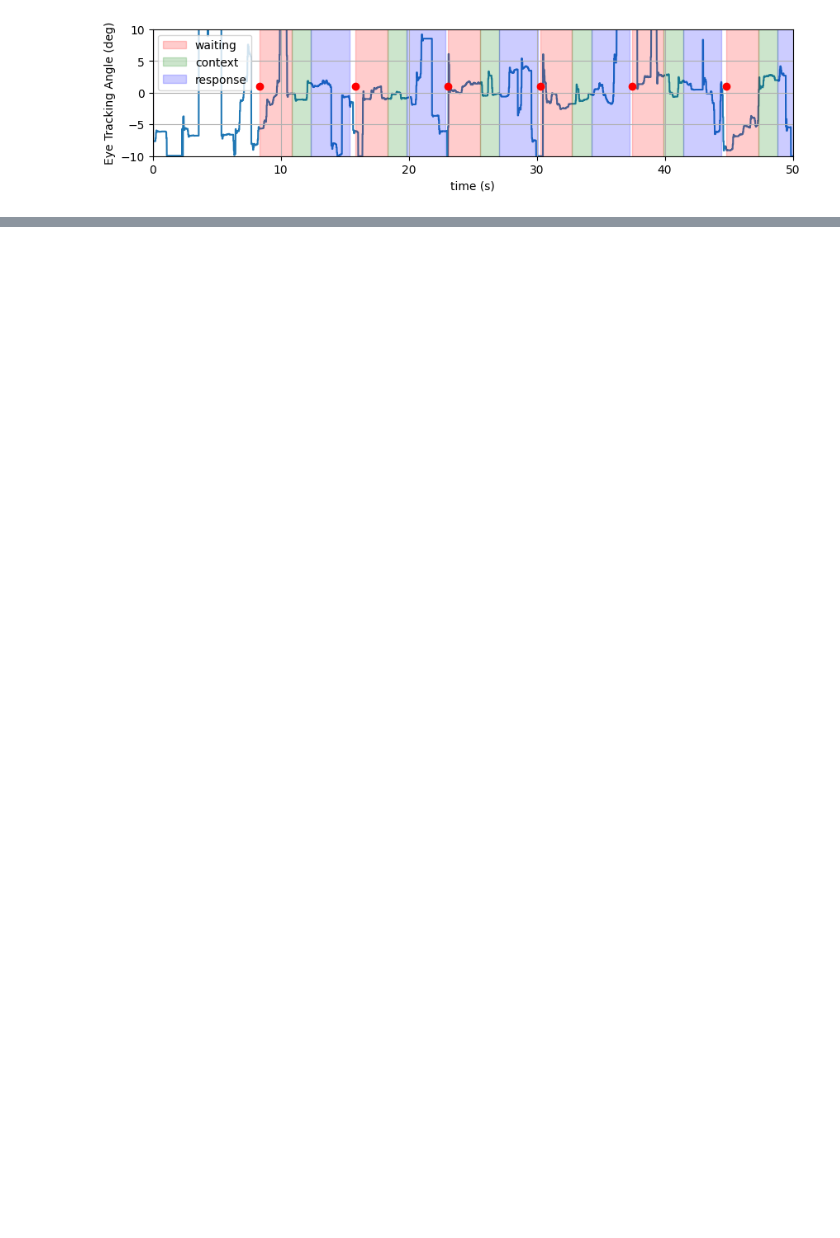
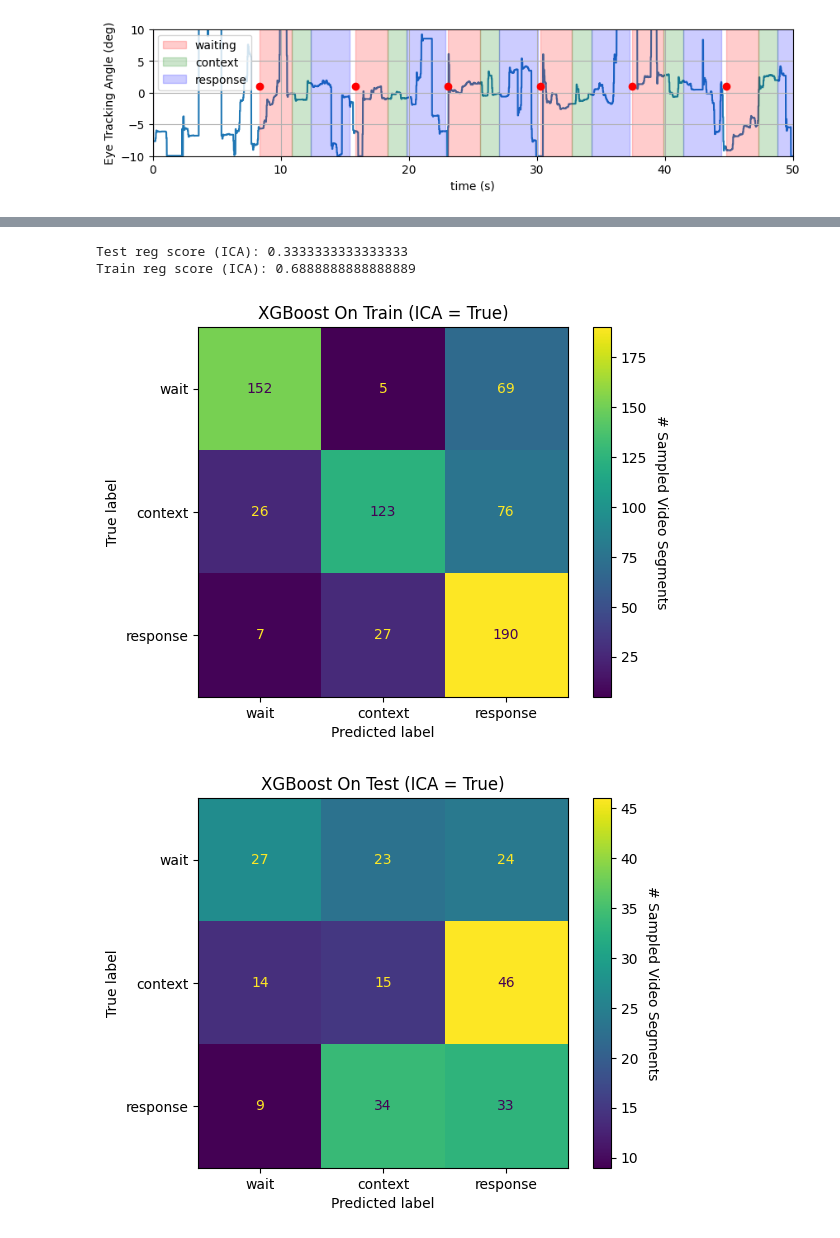
Before and after one commit to hytopoulos/macaque-cortical-activity, a Jupyter notebook: model_exploration.ipynb, the cells around one changed output, grey strips where cells are left out. Cells and saved outputs as stored; diff of their text form; code cells hidden in the pictures; blank space fills up the shorter version.

```diff
--- a/model_exploration.ipynb
+++ b/model_exploration.ipynb
@@ -525,0 +363,7 @@ Test reg score: 0.3022222222222222
+# %%
+runxgb(6, 4, 0.001, True)
+# %% [output]
+Test reg score (ICA): 0.3333333333333333
+Train reg score (ICA): 0.6888888888888889
+[figure, added]
+[figure, added]
```
Also changed, not shown: parts of 22 cells of this notebook.
